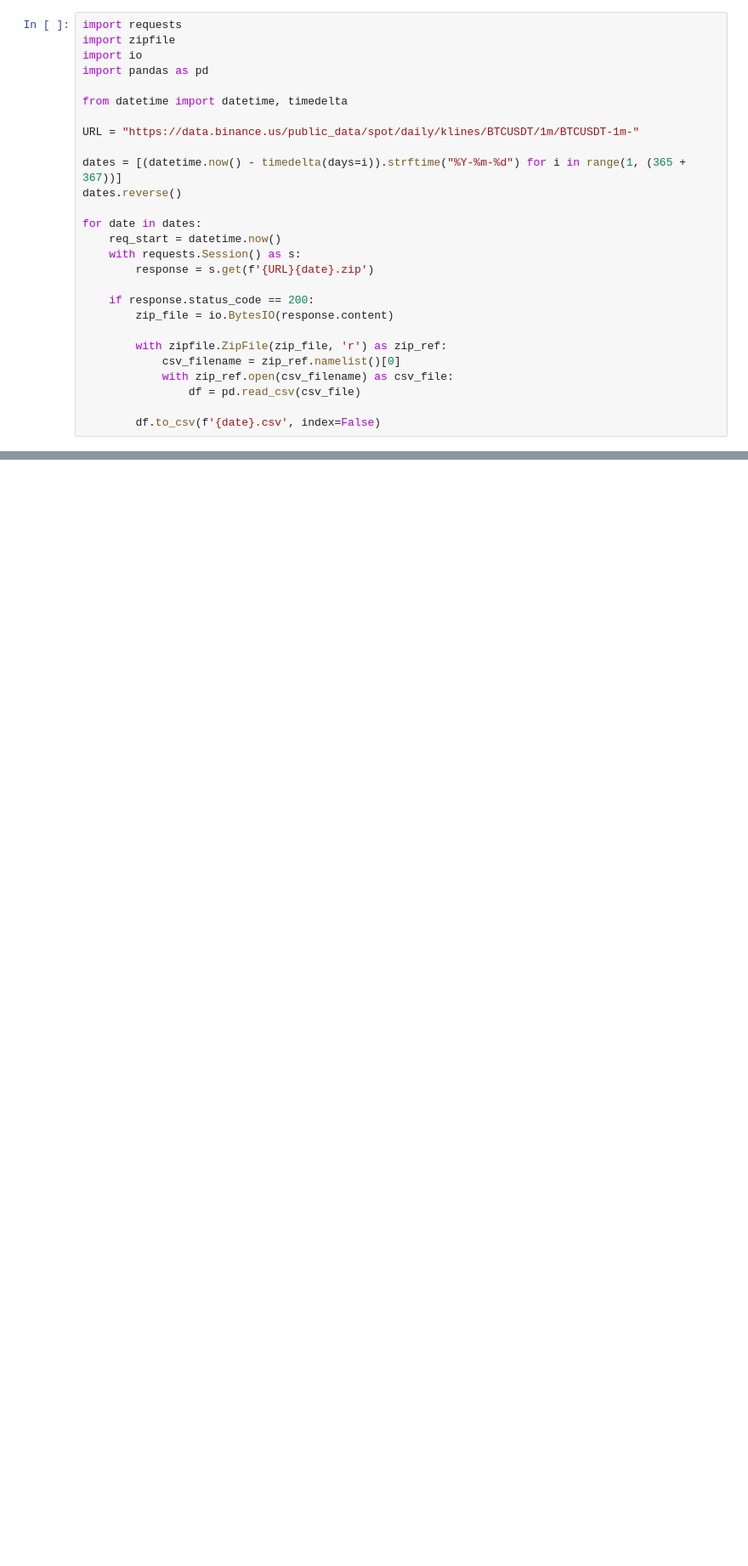
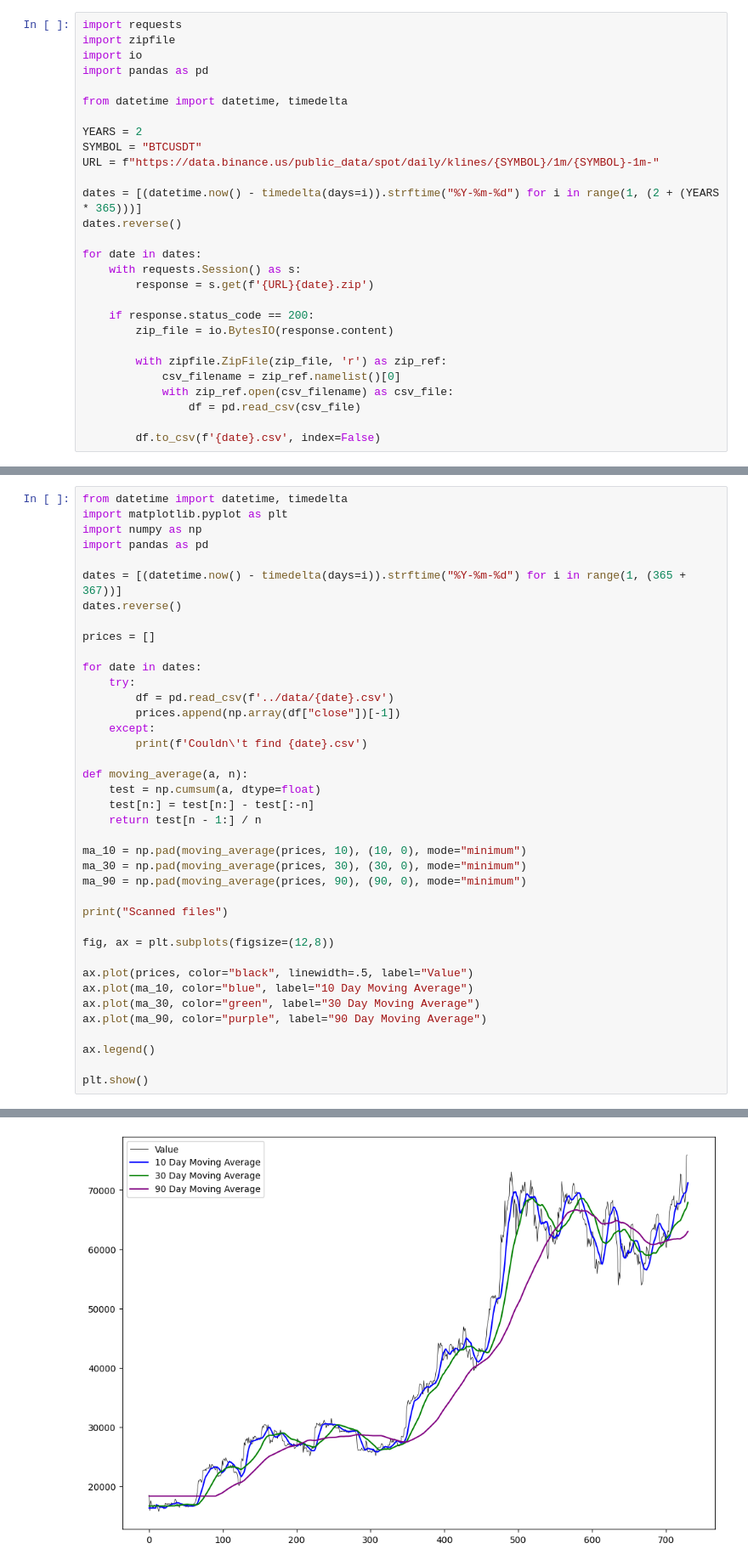
Before and after one commit to EhlOps/ByteTrader, a Jupyter notebook: data/data.ipynb, the cells around one changed output, grey strips where cells are left out. Shown: that part at 85% size. Cells and saved outputs as stored; diff of their text form; blank space fills up the shorter version.

Commit message:
Add moving averages

```diff
--- a/data/data.ipynb
+++ b/data/data.ipynb
@@ -11,13 +14,14 @@ import pandas as pd
 
 from datetime import datetime, timedelta
 
-URL = "https://data.binance.us/public_data/spot/daily/klines/BTCUSDT/1m/BTCUSDT-1m-"
+YEARS = 2
+SYMBOL = "BTCUSDT"
+URL = f"https://data.binance.us/public_data/spot/daily/klines/{SYMBOL}/1m/{SYMBOL}-1m-"
 
-dates = [(datetime.now() - timedelta(days=i)).strftime("%Y-%m-%d") for i in range(1, (365 + 367))]
+dates = [(datetime.now() - timedelta(days=i)).strftime("%Y-%m-%d") for i in range(1, (2 + (YEARS * 365)))]
 dates.reverse()
 
 for date in dates:
-    req_start = datetime.now()
     with requests.Session() as s:
         response = s.get(f'{URL}{date}.zip')
 
@@ -65,0 +74,40 @@ plt.show()
+# %%
+from datetime import datetime, timedelta
+import matplotlib.pyplot as plt
+import numpy as np
+import pandas as pd
+
+dates = [(datetime.now() - timedelta(days=i)).strftime("%Y-%m-%d") for i in range(1, (365 + 367))]
+dates.reverse()
+
+prices = []
+
+for date in dates:
+    try:
+        df = pd.read_csv(f'../data/{date}.csv')
+        prices.append(np.array(df["close"])[-1])
+    except:
+        print(f'Couldn\'t find {date}.csv')
+
+def moving_average(a, n):
+    test = np.cumsum(a, dtype=float)
+    test[n:] = test[n:] - test[:-n]
+    return test[n - 1:] / n
+
+ma_10 = np.pad(moving_average(prices, 10), (10, 0), mode="minimum")
+ma_30 = np.pad(moving_average(prices, 30), (30, 0), mode="minimum")
+ma_90 = np.pad(moving_average(prices, 90), (90, 0), mode="minimum")
+
+print("Scanned files")
+
+fig, ax = plt.subplots(figsize=(12,8))
+
+ax.plot(prices, color="black", linewidth=.5, label="Value")
+ax.plot(ma_10, color="blue", label="10 Day Moving Average")
+ax.plot(ma_30, color="green", label="30 Day Moving Average")
+ax.plot(ma_90, color="purple", label="90 Day Moving Average")
+
+ax.legend()
+
+plt.show()
+# %% [output]
@@ -65,0 +116 @@ plt.show()
+[figure, added]
```
Also changed, not shown: parts of 4 cells of this notebook, 2 other files.
